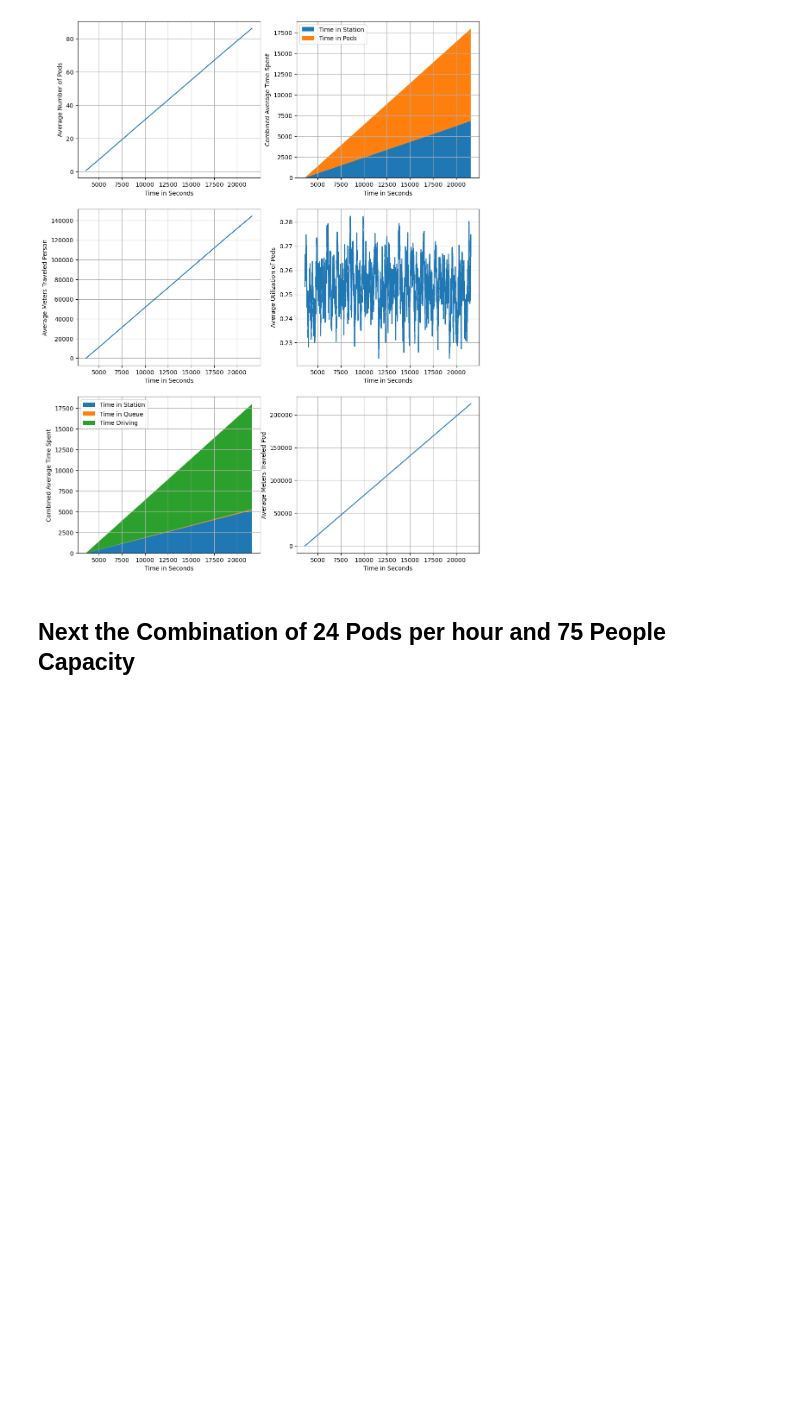
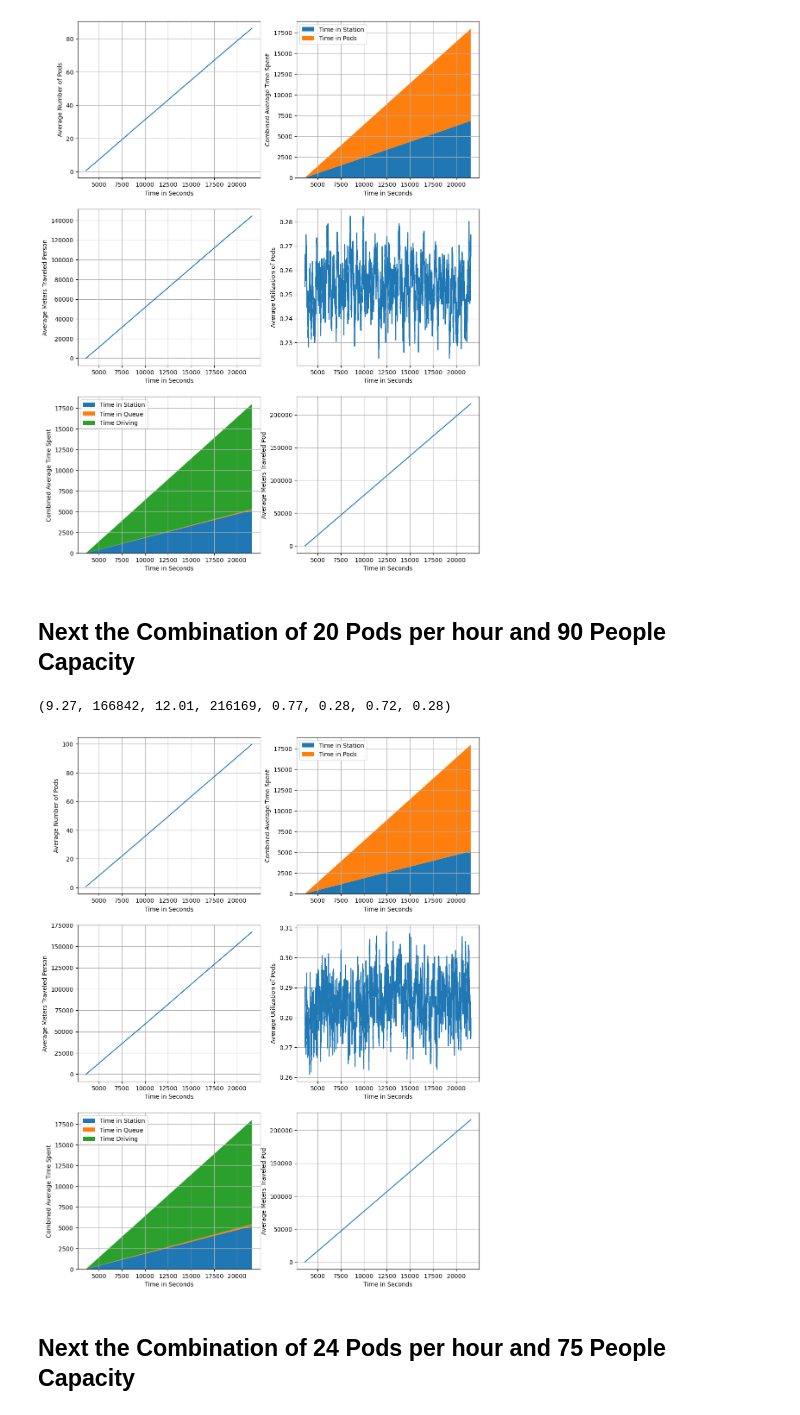
Before and after one commit to deeliciouscode/publicflow, a Jupyter notebook: analysis/evaluate_metrics.ipynb, the cells around one changed output. Saved outputs shown, nothing was run; the diff lists cells and outputs as text; code cells hidden in the pictures; blank space fills up the shorter version.

Commit message:
add gathered metrics

```diff
--- a/analysis/evaluate_metrics.ipynb
+++ b/analysis/evaluate_metrics.ipynb
@@ -173,6 +173,16 @@ calc_metrics(people_avg_metrics, pods_avg_metrics)
 # %% [output]
 (8.02, 144369, 12.05, 216958, 0.67, 0.38, 0.62, 0.25)
 [figure]
+# %% [markdown]
+## Next the Combination of 20 Pods per hour and 90 People Capacity
+# %%
+people_avg_metrics = pd.read_csv("/home/david/Code/Uni/publicflow/metrics/gather/2022.09.27_15:39/people/avg.txt")
+pods_avg_metrics = pd.read_csv("/home/david/Code/Uni/publicflow/metrics/gather/2022.09.27_15:39/pods/avg.txt")
+plot_metrics(people_avg_metrics, pods_avg_metrics)
+calc_metrics(people_avg_metrics, pods_avg_metrics)
+# %% [output]
+(9.27, 166842, 12.01, 216169, 0.77, 0.28, 0.72, 0.28)
+[figure, added]
 # %% [markdown]
 ## Next the Combination of 24 Pods per hour and 75 People Capacity
 # %%
```
Also changed, not shown: parts of 2 cells of this notebook, 27 other files.
